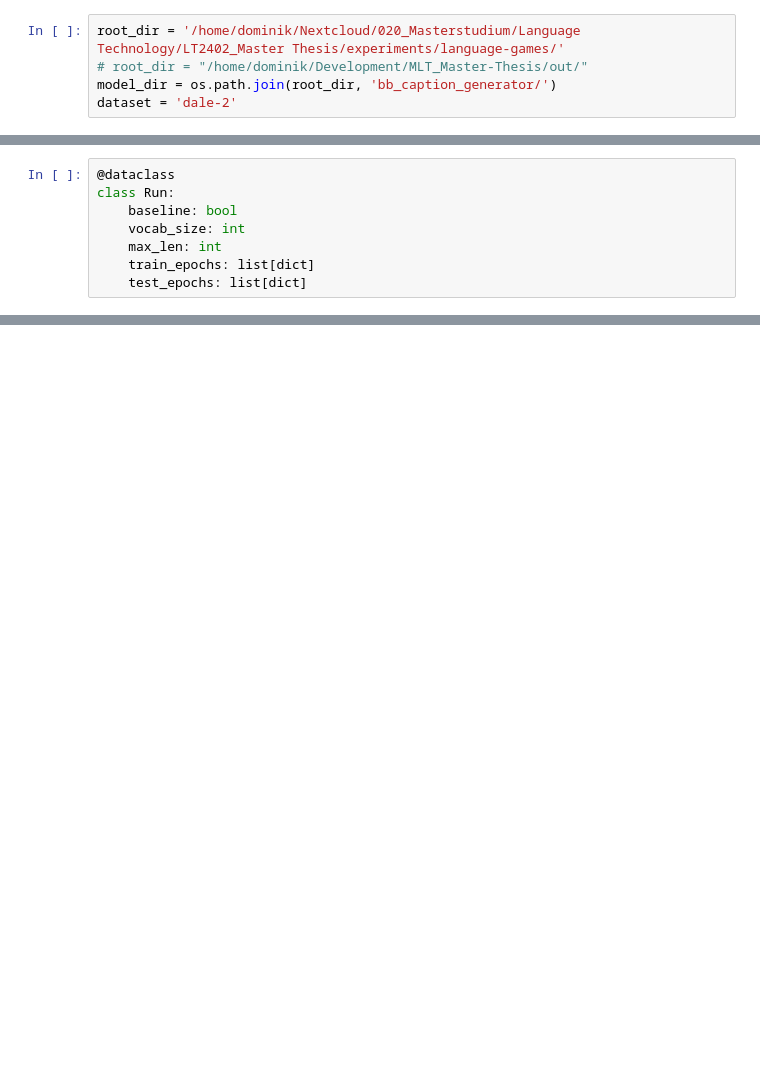
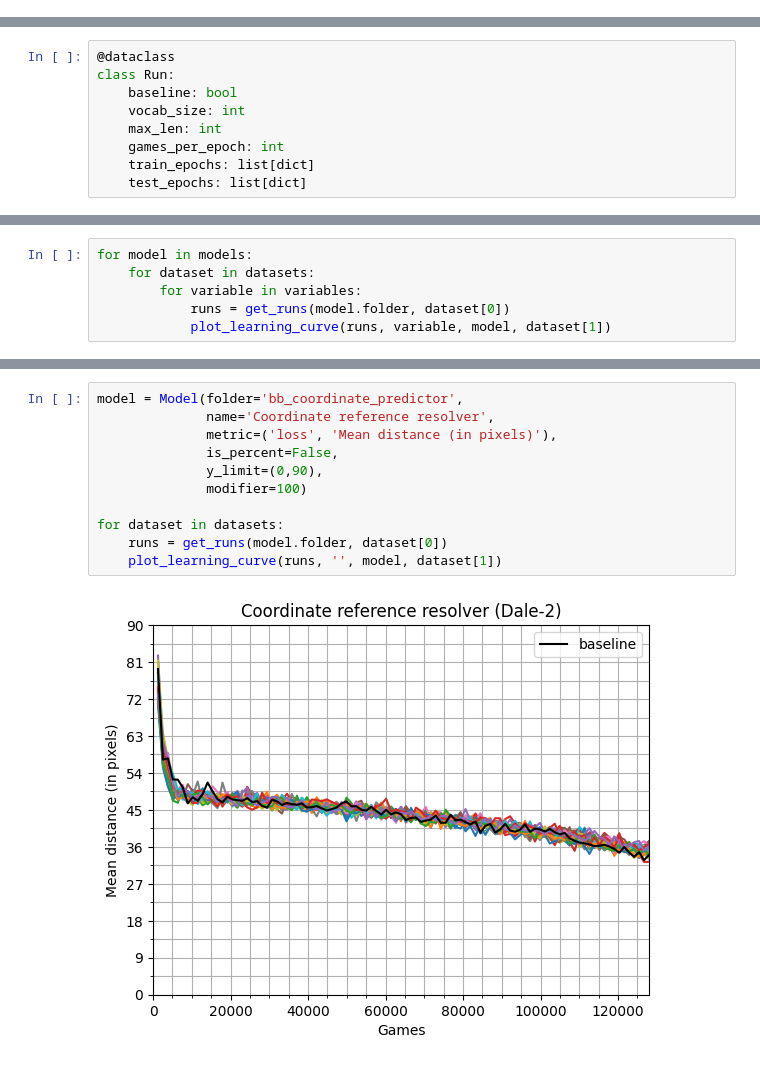
Before and after one commit to mappelgren/to-your-left, a Jupyter notebook: source/mlt/language_games/learning_curve.ipynb, the cells around one changed output, grey strips where cells are left out. Cells and saved outputs as stored; diff of their text form; blank space fills up the shorter version.

Commit message:
learning curve

```diff
--- a/source/mlt/language_games/learning_curve.ipynb
+++ b/source/mlt/language_games/learning_curve.ipynb
@@ -11,5 +8,0 @@ import matplotlib.ticker as mtick
-# %%
-root_dir = '/home/dominik/Nextcloud/020_Masterstudium/Language Technology/LT2402_Master Thesis/experiments/language-games/'
-# root_dir = "/home/dominik/Development/MLT_Master-Thesis/out/"
-model_dir = os.path.join(root_dir, 'bb_caption_generator/')
-dataset = 'dale-2'
@@ -19,6 +49,7 @@ class Run:
     baseline: bool
     vocab_size: int
     max_len: int
+    games_per_epoch: int
     train_epochs: list[dict]
     test_epochs: list[dict]
 # %%
@@ -89,0 +153,6 @@ plt.show()
+# %%
+for model in models:
+    for dataset in datasets:
+        for variable in variables:
+            runs = get_runs(model.folder, dataset[0])
+            plot_learning_curve(runs, variable, model, dataset[1])
@@ -89,0 +173,13 @@ plt.show()
+# %%
+model = Model(folder='bb_coordinate_predictor',
+              name='Coordinate reference resolver',
+              metric=('loss', 'Mean distance (in pixels)'),
+              is_percent=False,
+              y_limit=(0,90),
+              modifier=100)
+
+for dataset in datasets:
+    runs = get_runs(model.folder, dataset[0])
+    plot_learning_curve(runs, '', model, dataset[1])
+# %% [output]
+[figure, added]
```
Also changed, not shown: parts of 6 cells of this notebook, 26 other files.
